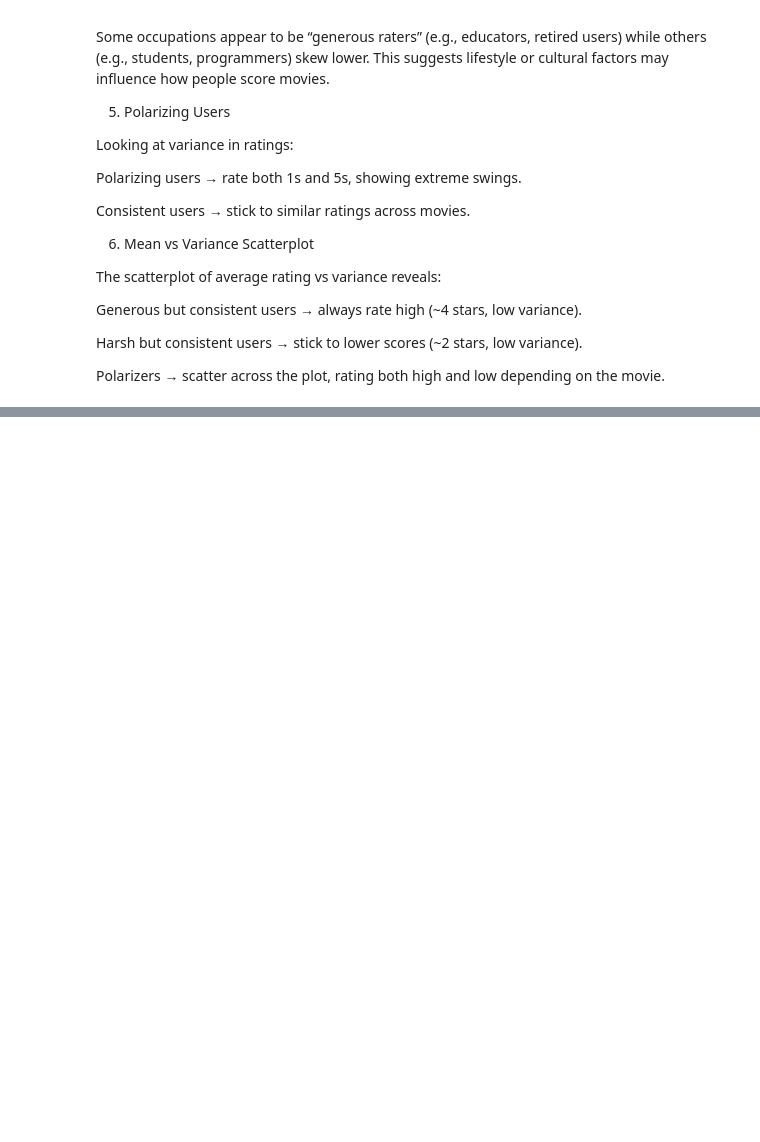
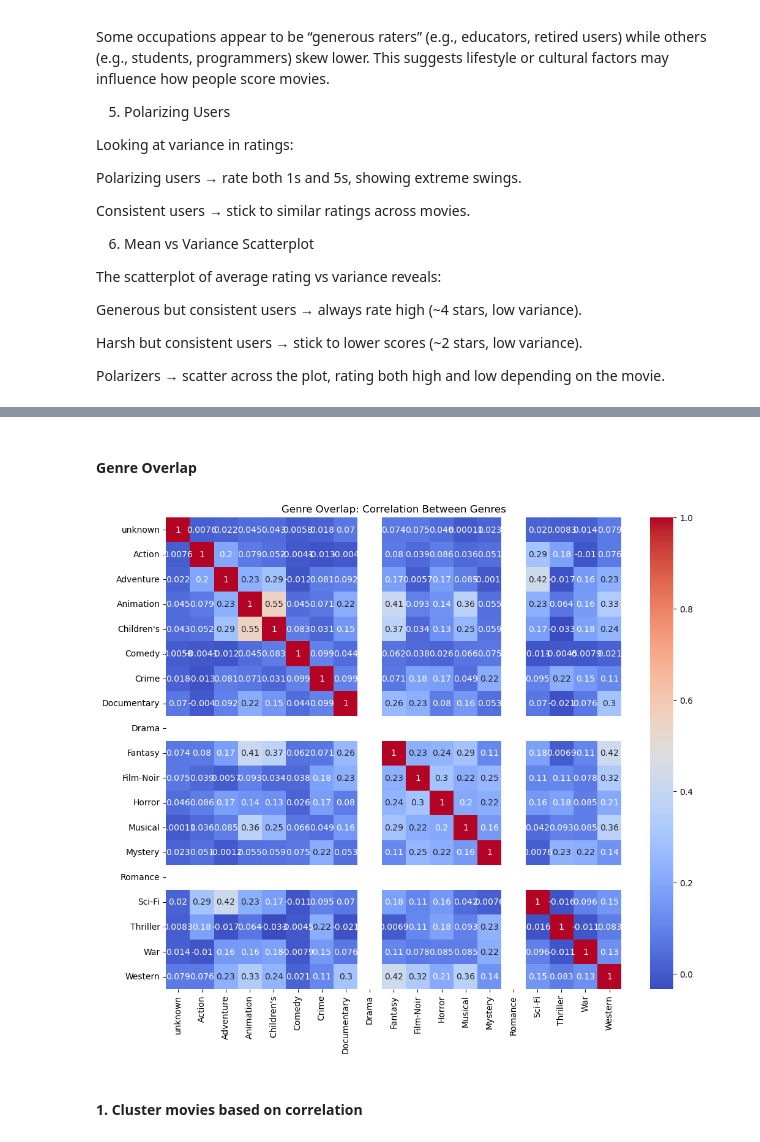
Before and after one commit to asimjamal/MovieLens-100K-Review-Analysis, a Jupyter notebook: MovieLens100k Analysis.ipynb, the cells around one changed output, grey strips where cells are left out. Drawn from its saved outputs; the diff is of its cells as text; code cells hidden in the pictures; blank space fills up the shorter version.

```diff
--- a/MovieLens100k Analysis.ipynb
+++ b/MovieLens100k Analysis.ipynb
@@ -384,0 +416,34 @@ Polarizers → scatter across the plot, rating both high and low depending on th
+# %% [markdown]
+#### Genre Overlap
+# %%
+# Define genres mapping
+genres = [
+    "unknown", "Action", "Adventure", "Animation", "Children's", "Comedy",
+    "Crime", "Documentary", "Drama", "Fantasy", "Film-Noir", "Horror",
+    "Musical", "Mystery", "Romance", "Sci-Fi", "Thriller", "War", "Western"
+]
+
+# Reload u.item with correct column names
+movies = pd.read_csv("ml-100k/u.item", sep="|", encoding="latin-1", header=None)
+movies = movies.iloc[:, :24]
+movies.columns = ["movie_id","title","release_date","video_release","imdb_url"] + genres
+
+# Merge ratings with genre info
+ratings = pd.read_csv("ml-100k/u.data", sep="\t", names=["user_id","movie_id","rating","timestamp"])
+genre_ratings = ratings.merge(movies[["movie_id"] + genres], on="movie_id")
+
+# Build user × genre preference matrix
+user_genre = genre_ratings.groupby("user_id")[genres].max()
+
+# Compute correlation between genres
+genre_corr = user_genre.corr()
+
+# Plot heatmap with proper genre labels
+plt.figure(figsize=(12,10))
+sns.heatmap(genre_corr, annot=True, cmap="coolwarm", xticklabels=genres, yticklabels=genres)
+plt.title("Genre Overlap: Correlation Between Genres")
+plt.show()
+# %% [output]
+[figure, added]
+# %% [markdown]
+#### 1. Cluster movies based on correlation
```
Also changed, not shown: parts of 12 cells of this notebook.
